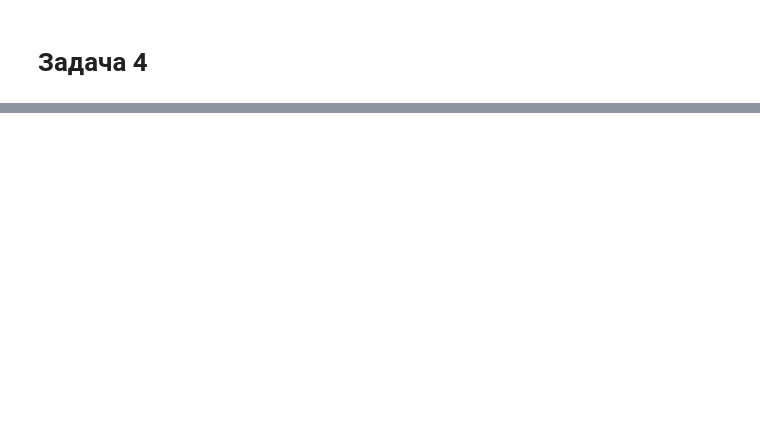
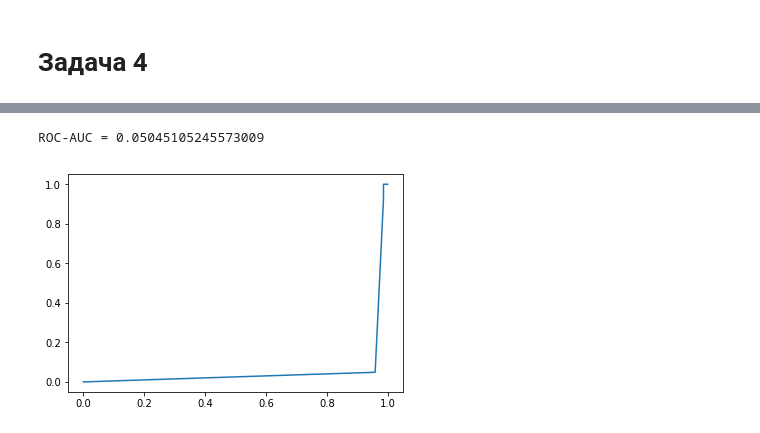
Before and after one commit to isheshukov/bioinf-ml, a Jupyter notebook: hw3/hw3.ipynb, the cells around one changed output, grey strips where cells are left out. Saved outputs shown, nothing was run; the diff lists cells and outputs as text; code cells hidden in the pictures; blank space fills up the shorter version.

```diff
--- a/hw3/hw3.ipynb
+++ b/hw3/hw3.ipynb
@@ -237,2 +266,6 @@ Depth 6 - 0.3684210526315789
 # %% [markdown]
 # Задача 4
+# %%
+best_misclass_cancer = prob3(cancer_train, cancer_validate, cancer_label, ['B', 'M'], depth=1, method='misclass')
+best_ent_cancer = prob3(cancer_train, cancer_validate, cancer_label, ['B', 'M'], depth=2, method='entropy')
+best_gini_cancer = prob3(cancer_train, cancer_validate, cancer_label, ['B', 'M'], depth=1, method='gini')
@@ -238,0 +302,22 @@ Depth 6 - 0.3684210526315789
+# %%
+def prob4(tree, train, label, validate, unique_labels = [0, 1]):
+    def fun(row):
+        current = tree.root
+        while not tree[current].is_leaf():
+            feature, value = tree[current].data.rule.feature, tree[current].data.rule.val
+            if (row[feature] >= value):
+                current = 2*current + 2
+            else:
+                current = 2*current + 1
+        return np.sum(label.loc[tree[current].data.samples_idx] == tree[current].data.label) / len(tree[current].data.samples_idx)
+
+    pr = validate.apply(fun, axis=1)
+    auc_ = roc_auc_score(label.loc[validate.index], pr)
+    fpr, tpr, _ = roc_curve(label.loc[validate.index], pr, pos_label=unique_labels[1])
+    print(f"ROC-AUC = {auc_}")
+    plt.plot(fpr, tpr)
+# %%
+prob4(best_misclass_cancer, cancer_train, cancer_label, cancer_validate, ['B', 'M'])
+# %% [output]
+ROC-AUC = 0.05045105245573009
+[figure, added]
```
Also changed, not shown: parts of 14 cells of this notebook.
